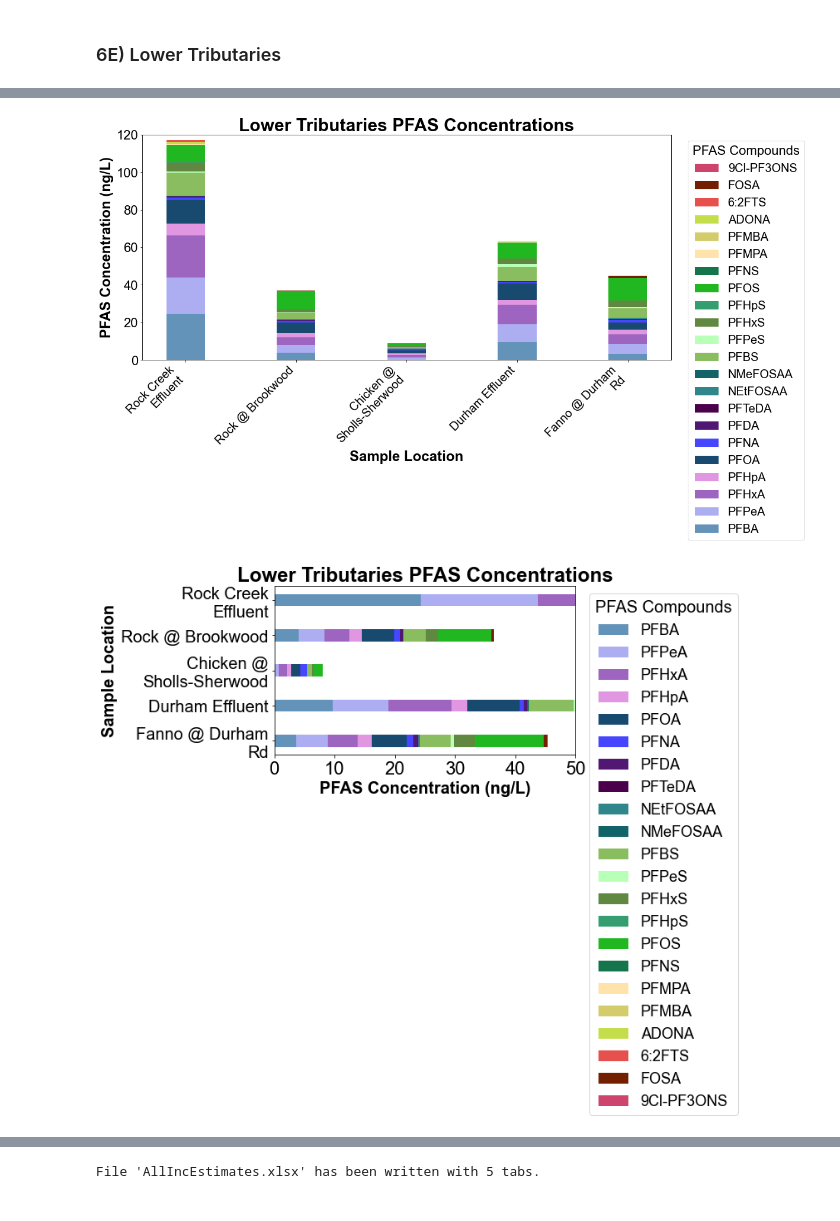
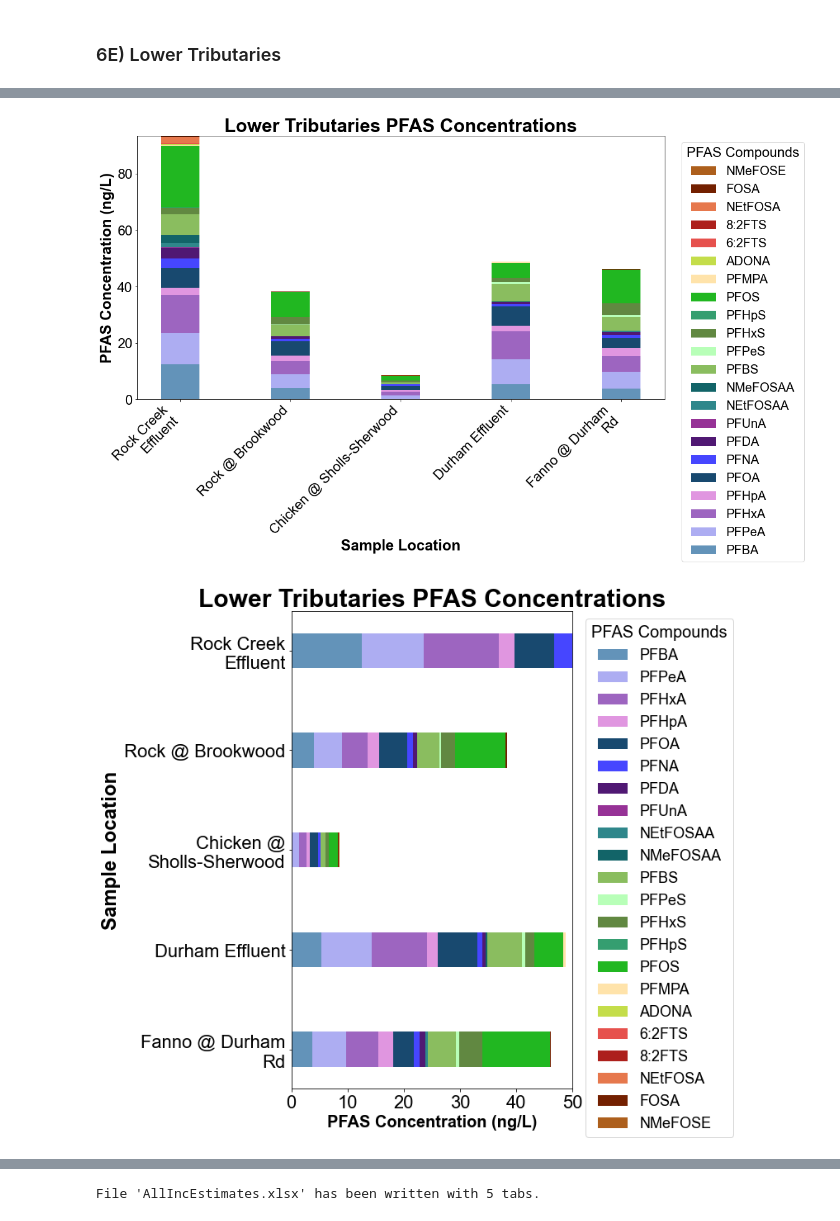
Before and after one commit to Clean-Water-Services/Jupyter-Notebooks, a Jupyter notebook: PFAS_Toolbox_UrbanCreeks&AmbientFeb2024.ipynb, the cells around one changed output, grey strips where cells are left out. Cells and saved outputs as stored; diff of their text form; code cells hidden in the pictures.

```diff
--- a/PFAS_Toolbox_UrbanCreeks&AmbientFeb2024.ipynb
+++ b/PFAS_Toolbox_UrbanCreeks&AmbientFeb2024.ipynb
@@ -694,10 +618,8 @@ col_name= 'Quant Incl Estimates Incl Qual Flags'
 
 avg_pivot_table = PivotTable_AvgPFASCompound_FilterByCompoundSamplingDatesLocation(data_df=data_df,filter_qual_summary=filter_qual_summary,filter_pfas_compound=filter_pfas_compound,filter_sample_location=filter_sample_location, start_date=start_date, end_date=end_date,
                                                                                    col_name=col_name)
-
+avg_pivot_table = avg_pivot_table.rename(columns=pfas_mapping)
 #Reorder Compounds Based on PFAS Class and Chain Length
-# Assuming df is your original DataFrame and df_PFAS_Attributes['Database'] contains the desired column order
-desired_order = df['Database'].tolist()  # Convert to list if not already
 # Filter the desired_order to only include columns that exist in df
 filtered_order = [comp for comp in desired_order if comp in avg_pivot_table.columns]
 
@@ -708,7 +630,6 @@ avg_pivot_table = avg_pivot_table.loc[rows_order]
 # Reorder columns by indexing df with the desired order
 avg_pivot_table = avg_pivot_table[filtered_order]
 
-avg_pivot_table = avg_pivot_table.rename(columns=pfas_mapping)
 #avg_pivot_table.index = avg_pivot_table.index.str.replace('Rock at', 'Rock @')
 #avg_pivot_table.index = avg_pivot_table.index.str.replace( 'NW', '')
 #avg_pivot_table.index = avg_pivot_table.index.str.replace(' NE', '')
@@ -790,10 +711,8 @@ col_name= 'Quant Incl Estimates Incl Qual Flags'
 
 avg_pivot_table = PivotTable_AvgPFASCompound_FilterByCompoundSamplingDatesLocation(data_df=data_df,filter_qual_summary=filter_qual_summary,filter_pfas_compound=filter_pfas_compound,filter_sample_location=filter_sample_location,
                                                                                    start_date=start_date, end_date=end_date,col_name=col_name)
-
+avg_pivot_table = avg_pivot_table.rename(columns=pfas_mapping)
 #Reorder Compounds Based on PFAS Class and Chain Length
-# Assuming df is your original DataFrame and df_PFAS_Attributes['Database'] contains the desired column order
-desired_order = df['Database'].tolist()  # Convert to list if not already
 # Filter the desired_order to only include columns that exist in df
 filtered_order = [comp for comp in desired_order if comp in avg_pivot_table.columns]
 
@@ -804,7 +723,6 @@ avg_pivot_table = avg_pivot_table.loc[rows_order]
 # Reorder columns by indexing df with the desired order
 avg_pivot_table = avg_pivot_table[filtered_order]
 
-avg_pivot_table = avg_pivot_table.rename(columns=pfas_mapping)
 avg_pivot_table.index = avg_pivot_table.index.str.replace('Fanno at', 'Fanno @')
 
 
@@ -909,10 +827,8 @@ col_name= 'Quant Incl Estimates Incl Qual Flags'
 
 avg_pivot_table = PivotTable_AvgPFASCompound_FilterByCompoundSamplingDatesLocation(data_df=data_df,filter_qual_summary=filter_qual_summary,filter_pfas_compound=filter_pfas_compound,filter_sample_location=filter_sample_location,
                                                                                    start_date=start_date, end_date=end_date,col_name=col_name)
-
+avg_pivot_table = avg_pivot_table.rename(columns=pfas_mapping)
 #Reorder Compounds Based on PFAS Class and Chain Length
-# Assuming df is your original DataFrame and df_PFAS_Attributes['Database'] contains the desired column order
-desired_order = df['Database'].tolist()  # Convert to list if not already
 # Filter the desired_order to only include columns that exist in df
 filtered_order = [comp for comp in desired_order if comp in avg_pivot_table.columns]
 
@@ -923,8 +839,6 @@ avg_pivot_table = avg_pivot_table.loc[rows_order]
 # Reorder columns by indexing df with the desired order
 avg_pivot_table = avg_pivot_table[filtered_order]
 
-avg_pivot_table = avg_pivot_table.rename(columns=pfas_mapping)
-
 
 avg_pivot_table.head()
 # %% [output]
@@ -1013,10 +920,8 @@ col_name= 'Quant Incl Estimates Incl Qual Flags'
 
 avg_pivot_table = PivotTable_AvgPFASCompound_FilterByCompoundSamplingDatesLocation(data_df=data_df,filter_qual_summary=filter_qual_summary,filter_pfas_compound=filter_pfas_compound,filter_sample_location=filter_sample_location,
                                                                                    start_date=start_date, end_date=end_date,col_name=col_name)
-
+avg_pivot_table = avg_pivot_table.rename(columns=pfas_mapping)
 #Reorder Compounds Based on PFAS Class and Chain Length
-# Assuming df is your original DataFrame and df_PFAS_Attributes['Database'] contains the desired column order
-desired_order = df['Database'].tolist()  # Convert to list if not already
 # Filter the desired_order to only include columns that exist in df
 filtered_order = [comp for comp in desired_order if comp in avg_pivot_table.columns]
 
@@ -1027,7 +932,6 @@ avg_pivot_table = avg_pivot_table.loc[rows_order]
 # Reorder columns by indexing df with the desired order
 avg_pivot_table = avg_pivot_table[filtered_order]
 
-avg_pivot_table = avg_pivot_table.rename(columns=pfas_mapping)
 
 avg_pivot_table.index = avg_pivot_table.index.str.replace('Fanno at', 'Fanno @')
 avg_pivot_table.index = avg_pivot_table.index.str.replace('Rock at', 'Rock @')
@@ -1143,13 +1041,13 @@ Lower_PFASTotal
 # %%
-create_stacked_bar_chart_filtered(avg_pivot_table, std_dev_pivot_table=None, figsize=(16, 7),title= 'Lower Tributaries PFAS Concentrations', compound_colors_dict=compound_colors_dict_abbrev,
-                                  title_fontsize=30, axis_label_fontsize=24, tick_label_fontsize=20, legend_fontsize=20,ylim=120)
+create_stacked_bar_chart_filtered(avg_pivot_table, std_dev_pivot_table=None, figsize=(16, 10),title= 'Lower Tributaries PFAS Concentrations', compound_colors_dict=compound_colors_dict_abbrev,
+                                  title_fontsize=30, axis_label_fontsize=24, tick_label_fontsize=20, legend_fontsize=20)
 # %% [output]
-[figure, old version]
+[figure, new version]
 # %%
-create_horizontal_stacked_bar_chart(avg_pivot_table.loc[rows_order_reverse], std_dev_pivot_table=None, figsize=(11, 7),title='Lower Tributaries PFAS Concentrations', compound_colors_dict=compound_colors_dict_abbrev,
+create_horizontal_stacked_bar_chart(avg_pivot_table.loc[rows_order_reverse], std_dev_pivot_table=None, figsize=(11, 10),title='Lower Tributaries PFAS Concentrations', compound_colors_dict=compound_colors_dict_abbrev,
                                   title_fontsize=24, axis_label_fontsize=20, tick_label_fontsize=20, legend_fontsize=18)
 # %% [output]
-[figure, old version]
+[figure, new version]
 # %%
 create_horizontal_stacked_bar_chart_with_legend_below(avg_pivot_table.loc[rows_order_reverse], std_dev_pivot_table=None, figsize=(14, 10),title='Lower Tributaries PFAS Concentrations', compound_colors_dict=compound_colors_dict_abbrev,
                                   title_fontsize=30, axis_label_fontsize=24, tick_label_fontsize=20, legend_fontsize=16)
```
Also changed, not shown: parts of 66 cells of this notebook.
